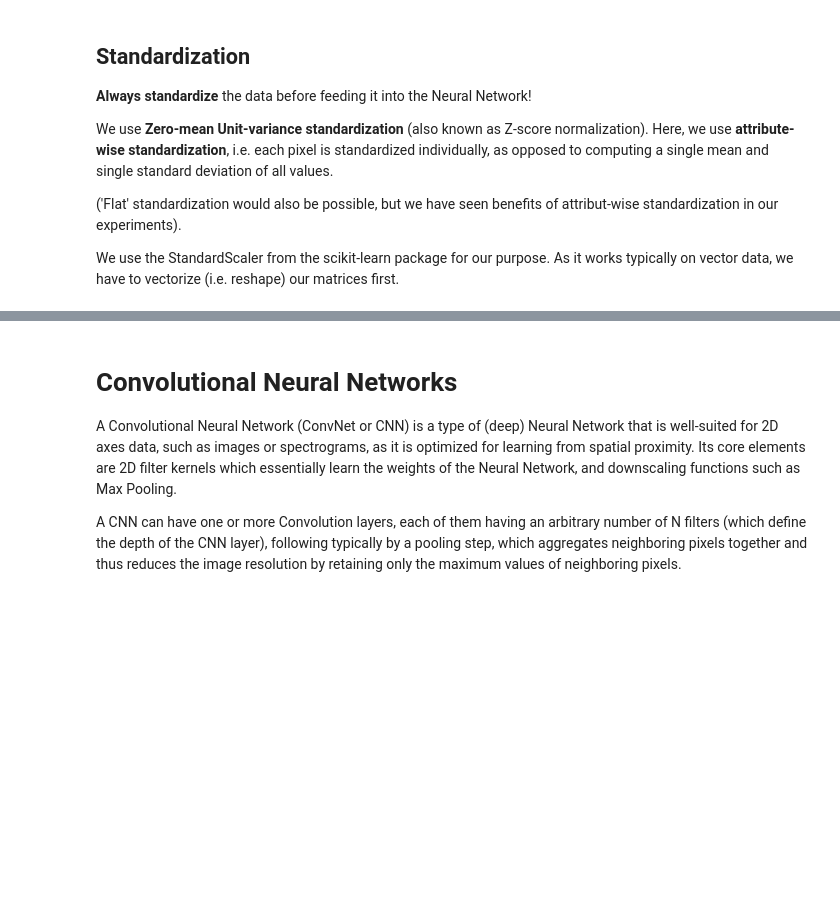
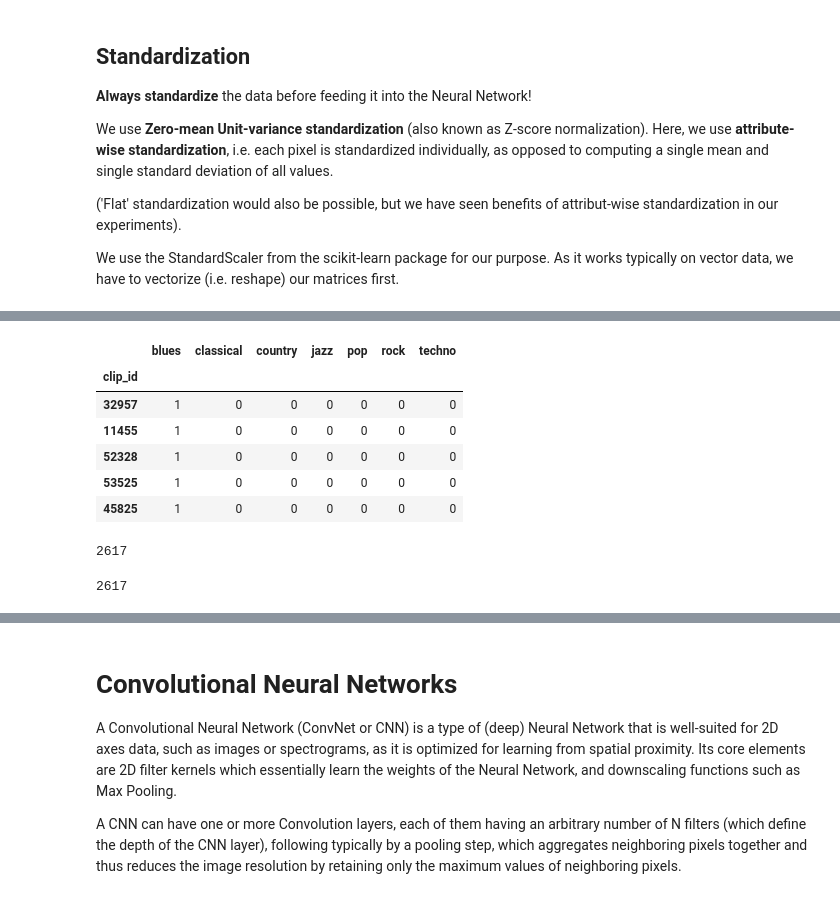
Before and after one commit to slychief/ismir2018_tutorial, a Jupyter notebook: Part_1_Instrumental_Genre_Mood_detection.ipynb, the cells around one changed output, grey strips where cells are left out. Drawn from its saved outputs; the diff is of its cells as text; code cells hidden in the pictures; blank space fills up the shorter version.

```diff
--- a/Part_1_Instrumental_Genre_Mood_detection.ipynb
+++ b/Part_1_Instrumental_Genre_Mood_detection.ipynb
@@ -388,0 +276,3 @@ data = standardize(spectrograms)
+# %%
+metadata_genre = pd.read_csv(join(METADATA_PATH, "ismir2018_tut_part_2_genre_labels.csv"), index_col=0)
+metadata_genre.shape
@@ -388,0 +281,3 @@ data = standardize(spectrograms)
+# %%
+metadata_genre_clip_ids = pd.read_csv(join(METADATA_PATH, "ismir2018_tut_part_2_genre_metadata.csv"), index_col=0)
+metadata_genre_clip_ids.shape
@@ -388,0 +295,23 @@ data = standardize(spectrograms)
+# %%
+# replace the numeric id from metadata_genre by clip_id from metadata_genre_clip_ids
+
+clip_ids_sorted_by_index = metadata_genre_clip_ids.loc[metadata_genre.index]['clip_id']
+metadata_genre.index = clip_ids_sorted_by_index
+metadata_genre.head()
+# %% [output]
+|  | blues | classical | country | jazz | pop | rock | techno |
+| clip_id |  |  |  |  |  |  |  |
+| 32957 | 1 | 0 | 0 | 0 | 0 | 0 | 0 |
+| 11455 | 1 | 0 | 0 | 0 | 0 | 0 | 0 |
+| 52328 | 1 | 0 | 0 | 0 | 0 | 0 | 0 |
+| 53525 | 1 | 0 | 0 | 0 | 0 | 0 | 0 |
+| 45825 | 1 | 0 | 0 | 0 | 0 | 0 | 0 |
+# %%
+len(metadata_genre)
+# %% [output]
+2617
+# %%
+# check if we found all metadata clip ids in our spectrogram data
+len(set(metadata_genre.index).intersection(set(spec_clip_ids)))
+# %% [output]
+2617
```
Also changed, not shown: parts of 96 cells of this notebook.
